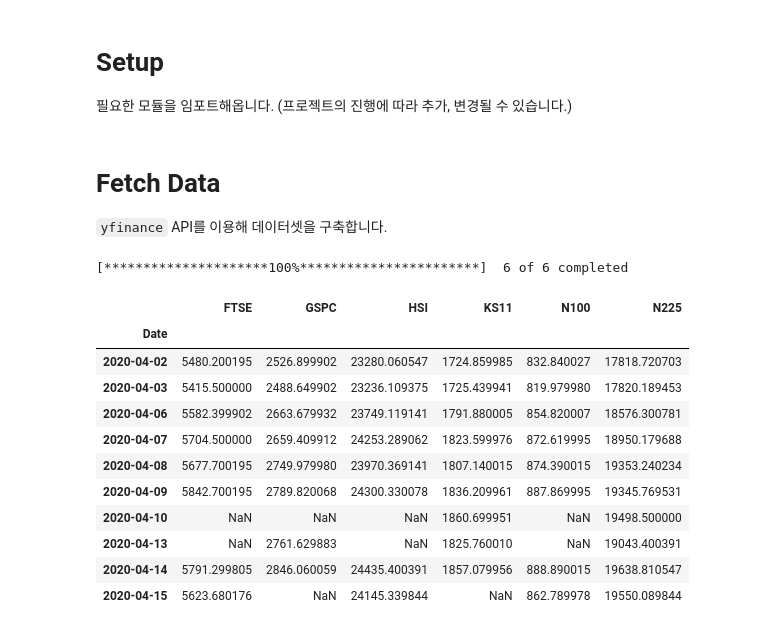
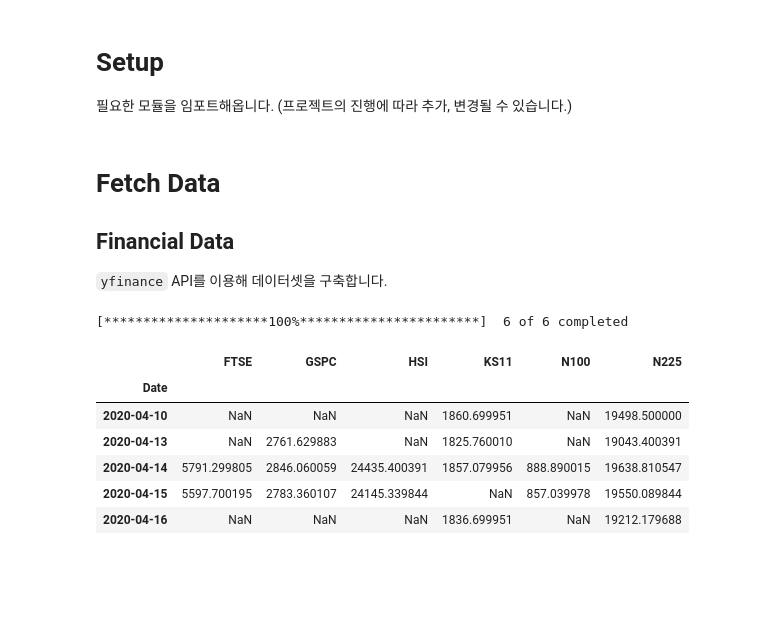
Before and after one commit to LiveCoronaDetector/livecod, a Jupyter notebook: finance/finance.ipynb, the cells around one changed output. Saved outputs shown, nothing was run; the diff lists cells and outputs as text; code cells hidden in the pictures; blank space fills up the shorter version.

```diff
--- a/finance/finance.ipynb
+++ b/finance/finance.ipynb
@@ -24,12 +25,14 @@ plt.rcParams['figure.figsize'] = [15, 10]
 # %% [markdown]
 # Fetch Data
 
+## Financial Data
+
 `yfinance` API를 이용해 데이터셋을 구축합니다.
 # %%
 TICKERS = ["^KS11", "^GSPC", "^N225", "^HSI", "^N100", "^FTSE"]
 START = datetime(2019, 12, 1)
 # %%
-def get_data(tickers, start, end=datetime.today()):
+def get_financial_data(tickers, start, end=datetime.today()):
     raw_data = yf.download(tickers, start, end)
     df = raw_data.loc[:, 'Adj Close']
     df.reset_index(inplace=True)
@@ -37,22 +40,17 @@ def get_data(tickers, start, end=datetime.today()):
     df.set_index('Date', inplace=True)
     return df
 # %%
-data = get_data(TICKERS, START)
+data = get_financial_data(TICKERS, START)
 # %% [output]
 [*********************100%***********************]  6 of 6 completed
 # %%
-data.tail(10)
+data.tail()
 # %% [output]
 |  | FTSE | GSPC | HSI | KS11 | N100 | N225 |
 | Date |  |  |  |  |  |  |
-| 2020-04-02 | 5480.200195 | 2526.899902 | 23280.060547 | 1724.859985 | 832.840027 | 17818.720703 |
-| 2020-04-03 | 5415.500000 | 2488.649902 | 23236.109375 | 1725.439941 | 819.979980 | 17820.189453 |
-| 2020-04-06 | 5582.399902 | 2663.679932 | 23749.119141 | 1791.880005 | 854.820007 | 18576.300781 |
-| 2020-04-07 | 5704.500000 | 2659.409912 | 24253.289062 | 1823.599976 | 872.619995 | 18950.179688 |
-| 2020-04-08 | 5677.700195 | 2749.979980 | 23970.369141 | 1807.140015 | 874.390015 | 19353.240234 |
-| 2020-04-09 | 5842.700195 | 2789.820068 | 24300.330078 | 1836.209961 | 887.869995 | 19345.769531 |
 | 2020-04-10 | NaN | NaN | NaN | 1860.699951 | NaN | 19498.500000 |
 | 2020-04-13 | NaN | 2761.629883 | NaN | 1825.760010 | NaN | 19043.400391 |
 | 2020-04-14 | 5791.299805 | 2846.060059 | 24435.400391 | 1857.079956 | 888.890015 | 19638.810547 |
-| 2020-04-15 | 5623.680176 | NaN | 24145.339844 | NaN | 862.789978 | 19550.089844 |
+| 2020-04-15 | 5597.700195 | 2783.360107 | 24145.339844 | NaN | 857.039978 | 19550.089844 |
+| 2020-04-16 | NaN | NaN | NaN | 1836.699951 | NaN | 19212.179688 |
 # %%
```
Also changed, not shown: parts of 17 cells of this notebook.
